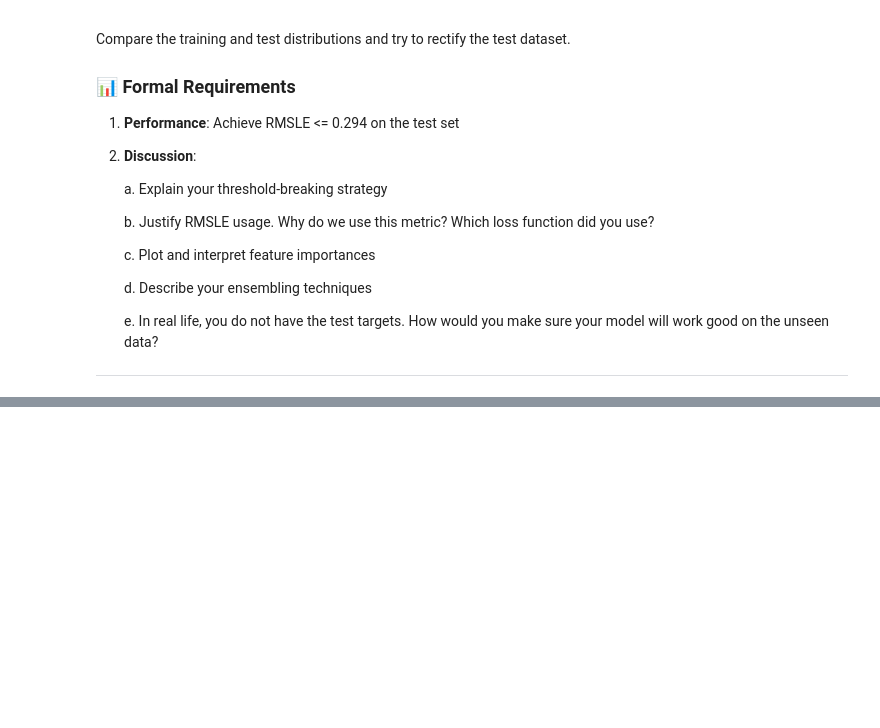
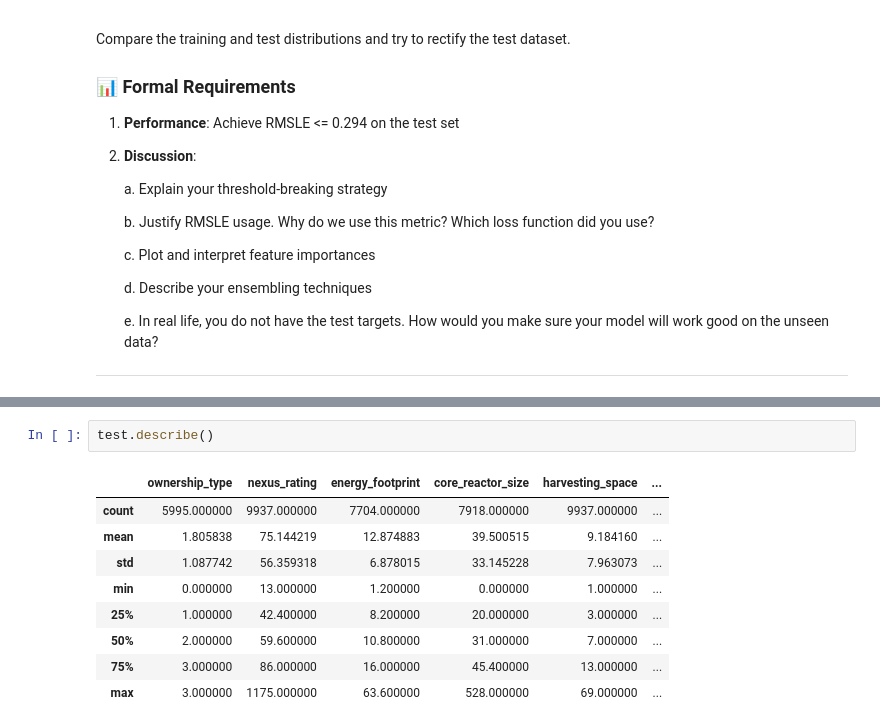
Before and after one commit to baardby/Intro-To-ML-Assignment-1, a Jupyter notebook: assignment1/Chapter_1.ipynb, the cells around one changed output, grey strips where cells are left out. Drawn from its saved outputs; the diff is of its cells as text; blank space fills up the shorter version.

```diff
--- a/assignment1/Chapter_1.ipynb
+++ b/assignment1/Chapter_1.ipynb
@@ -332,0 +414,12 @@ test = pd.read_csv('final_mission_test.csv')
+# %%
+test.describe()
+# %% [output]
+|  | ownership_type | nexus_rating | energy_footprint | core_reactor_size | harvesting_space | ... |
+| count | 5995.000000 | 9937.000000 | 7704.000000 | 7918.000000 | 9937.000000 | ... |
+| mean | 1.805838 | 75.144219 | 12.874883 | 39.500515 | 9.184160 | ... |
+| std | 1.087742 | 56.359318 | 6.878015 | 33.145228 | 7.963073 | ... |
+| min | 0.000000 | 13.000000 | 1.200000 | 0.000000 | 1.000000 | ... |
+| 25% | 1.000000 | 42.400000 | 8.200000 | 20.000000 | 3.000000 | ... |
+| 50% | 2.000000 | 59.600000 | 10.800000 | 31.000000 | 7.000000 | ... |
+| 75% | 3.000000 | 86.000000 | 16.000000 | 45.400000 | 13.000000 | ... |
+| max | 3.000000 | 1175.000000 | 63.600000 | 528.000000 | 69.000000 | ... |
```
Also changed, not shown: parts of 13 cells of this notebook.
